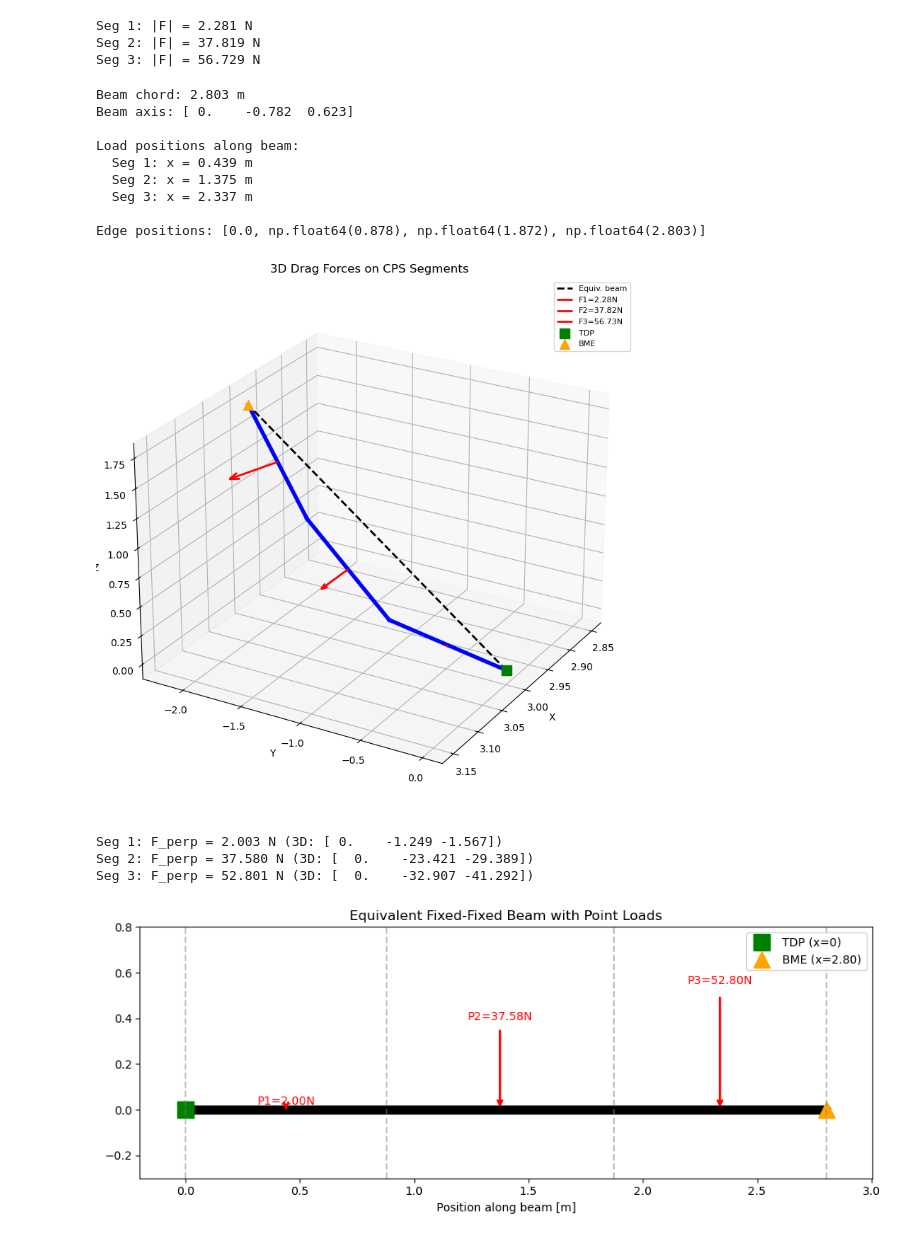
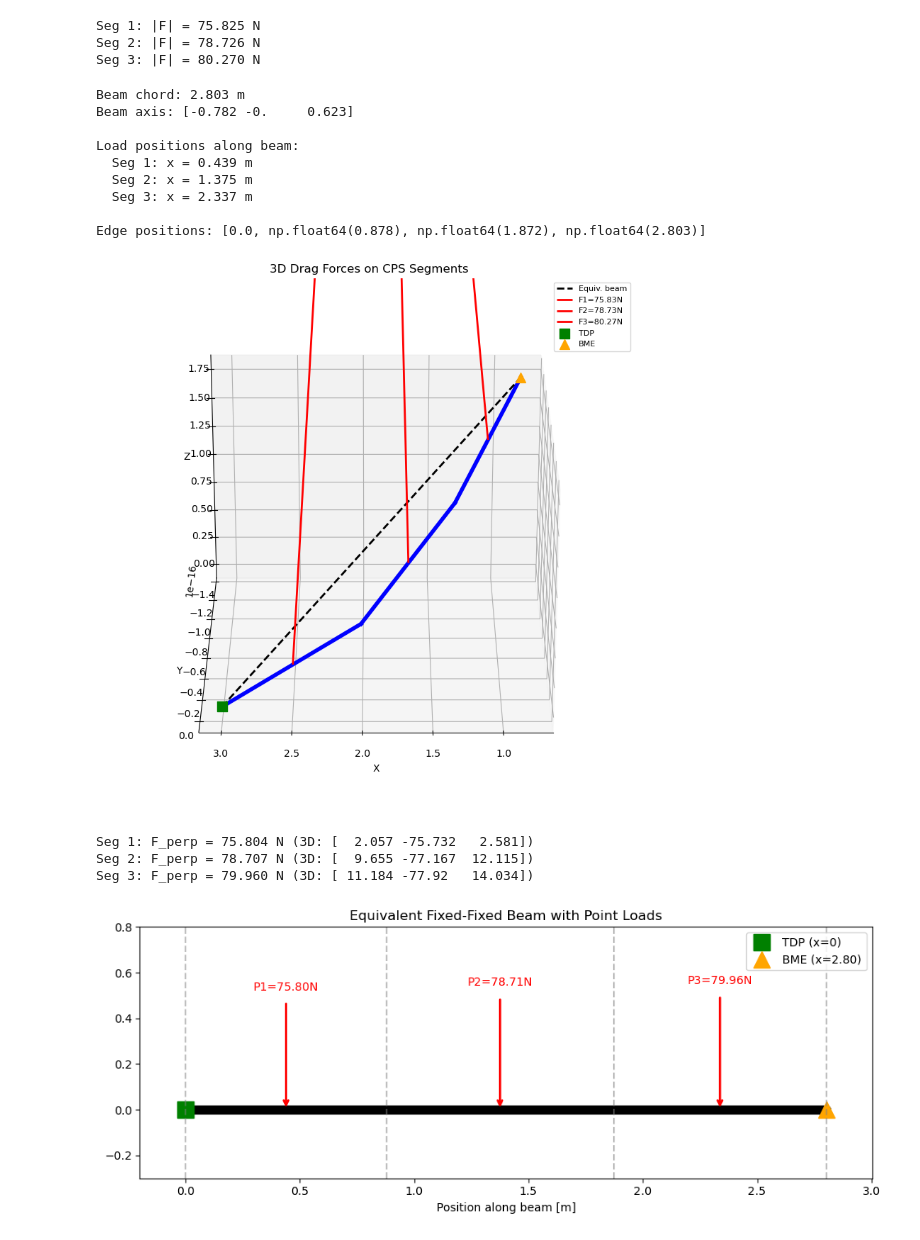
Before and after one commit to cesareprimultini/von-karman, a Jupyter notebook: vector_decomposition/workflows/beam_workflow/brainstorming_beam.ipynb, the cells around one changed output. Cells and saved outputs as stored; diff of their text form; code cells hidden in the pictures.

```diff
--- a/vector_decomposition/workflows/beam_workflow/brainstorming_beam.ipynb
+++ b/vector_decomposition/workflows/beam_workflow/brainstorming_beam.ipynb
@@ -72,15 +72,15 @@ Cd = 1.2            # drag coefficient
 
 # Wave kinematics (dummy values for testing)
 theta_wave = 180    # wave direction [deg from N, 'going to' convention]
-u_w = 0.5           # wave orbital velocity magnitude [m/s]
+u_w = 0.7           # wave orbital velocity magnitude [m/s]
 Tp = 8.0            # wave period [s]
 
 # Current (dummy, collinear with wave for testing)
-theta_current = theta_wave # current direction [deg from N] - same as wave
+theta_current = 90 # current direction [deg from N] - same as wave
 u_c = 0.2           # current velocity magnitude [m/s]
 
 # CPS heading
-theta_heading = 0   # CPS heading [deg from N]
+theta_heading = 90   # CPS heading [deg from N]
 
 # CPS segment definition (from TOUCHDOWN to BELLMOUTH)
 segments_def = [
@@ -243,9 +243,9 @@ for seg in segments:
     seg['F_drag_mag'] = np.linalg.norm(F_drag)
     print(f"Seg {seg['index']}: |F| = {seg['F_drag_mag']:.3f} N")
 # %% [output]
-Seg 1: |F| = 2.281 N
-Seg 2: |F| = 37.819 N
-Seg 3: |F| = 56.729 N
+Seg 1: |F| = 75.825 N
+Seg 2: |F| = 78.726 N
+Seg 3: |F| = 80.270 N
 # %%
 # Build equivalent beam: straight chord from touchdown to bellmouth
 beam_vec = bellmouth - touchdown_point
@@ -273,7 +273,7 @@ for i, seg in enumerate(segments):
 print(f"\nEdge positions: {[round(ep, 3) for ep in edge_positions]}")
 # %% [output]
 Beam chord: 2.803 m
-Beam axis: [ 0.    -0.782  0.623]
+Beam axis: [-0.782 -0.     0.623]
 
 Load positions along beam:
   Seg 1: x = 0.439 m
@@ -284,34 +284,34 @@ Edge positions: [0.0, np.float64(0.878), np.float64(1.872), np.float64(2.803)]
 # %%
 # Plot: 3D forces per segment
 fig = plt.figure(figsize=(10, 8))
 ax = fig.add_subplot(projection='3d')
 
 # Draw CPS segments
 for seg in segments:
     ax.plot3D([seg['start'][0], seg['end'][0]], [seg['start'][1], seg['end'][1]],
               [seg['start'][2], seg['end'][2]], 'b-', linewidth=4)
 
 # Draw equivalent beam chord
 ax.plot3D([touchdown_point[0], bellmouth[0]], [touchdown_point[1], bellmouth[1]],
           [touchdown_point[2], bellmouth[2]], 'k--', linewidth=2, label='Equiv. beam')
 
 # Draw forces at segment midpoints
 F_max = max(seg['F_drag_mag'] for seg in segments)
 F_scale = 0.5 / F_max if F_max > 0 else 1
 for seg in segments:
     ax.quiver(*seg['midpoint'], *(seg['F_drag'] * F_scale), color='red', linewidth=2,
               arrow_length_ratio=0.2, label=f'F{seg["index"]}={seg["F_drag_mag"]:.2f}N')
 
 ax.scatter(*touchdown_point, s=100, c='green', marker='s', label='TDP')
 ax.scatter(*bellmouth, s=100, c='orange', marker='^', label='BME')
 ax.set_xlabel('X'); ax.set_ylabel('Y'); ax.set_zlabel('Z')
 ax.set_title('3D Drag Forces on CPS Segments')
 ax.legend(fontsize=8)
-ax.view_init(elev=25, azim=30)
+ax.view_init(elev=25, azim=90)
 plt.tight_layout()
 plt.show()
 # %% [output]
-[figure, old version]
+[figure, new version]
 # %%
 # Project forces onto plane perpendicular to beam axis
 # (This is what creates bending in the equivalent beam model)
@@ -325,9 +325,9 @@ for seg in segments:
     loads.append((seg['beam_pos'], F_perp_mag))
     print(f"Seg {seg['index']}: F_perp = {F_perp_mag:.3f} N (3D: {np.round(F_perp, 3)})")
 # %% [output]
-Seg 1: F_perp = 2.003 N (3D: [ 0.    -1.249 -1.567])
-Seg 2: F_perp = 37.580 N (3D: [  0.    -23.421 -29.389])
-Seg 3: F_perp = 52.801 N (3D: [  0.    -32.907 -41.292])
+Seg 1: F_perp = 75.804 N (3D: [  2.057 -75.732   2.581])
+Seg 2: F_perp = 78.707 N (3D: [  9.655 -77.167  12.115])
+Seg 3: F_perp = 79.960 N (3D: [ 11.184 -77.92   14.034])
 # %%
 # Plot: 1D beam with translated point loads
 fig, ax = plt.subplots(figsize=(12, 4))
@@ -357,7 +357,7 @@ ax.set_aspect('equal')
 plt.tight_layout()
 plt.show()
 # %% [output]
-[figure, old version]
+[figure, new version]
 # %%
 # Fixed-fixed beam solution
 def fixed_fixed_beam(loads, L):
```
Also changed, not shown: parts of 15 cells of this notebook, 3 other files.
